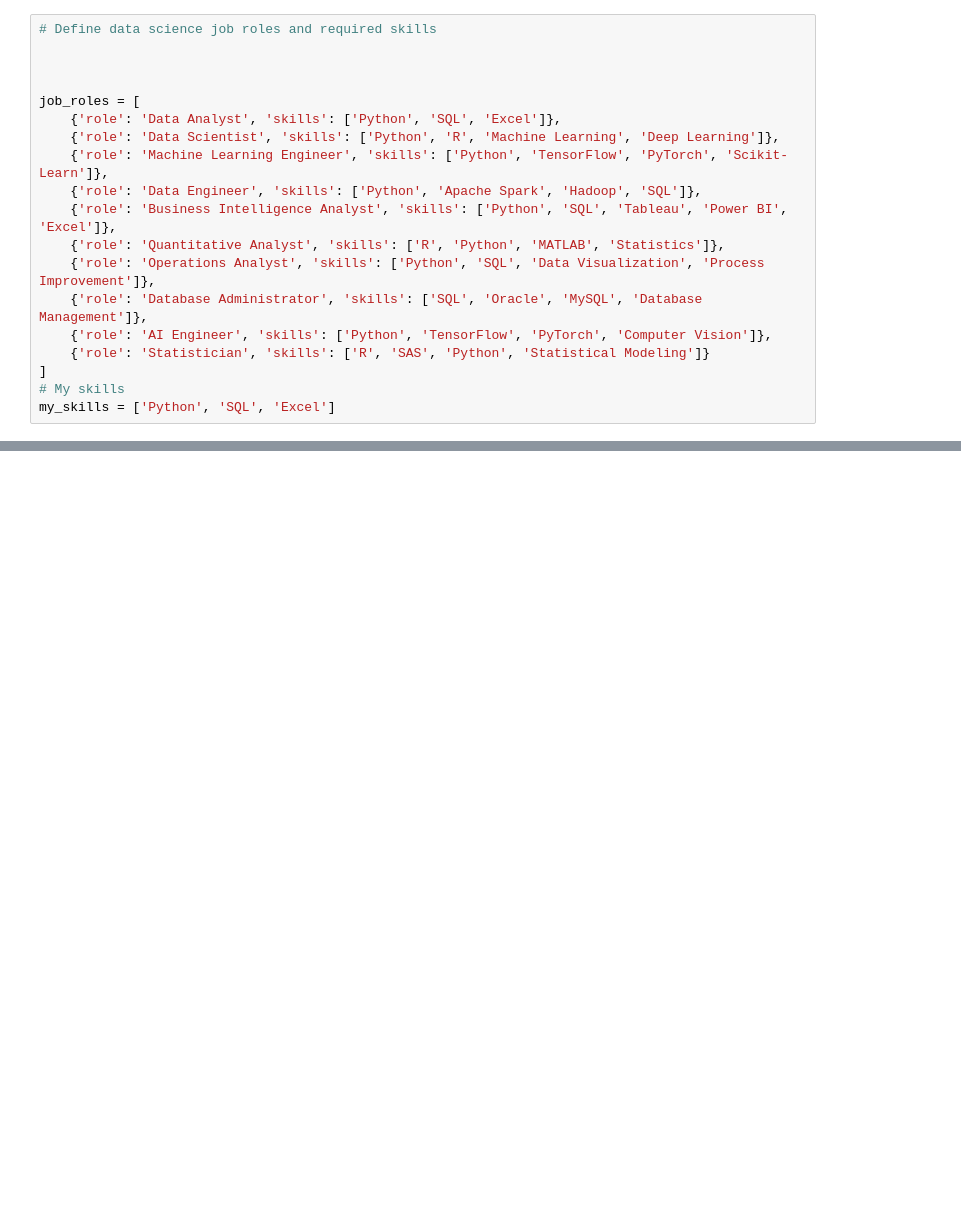
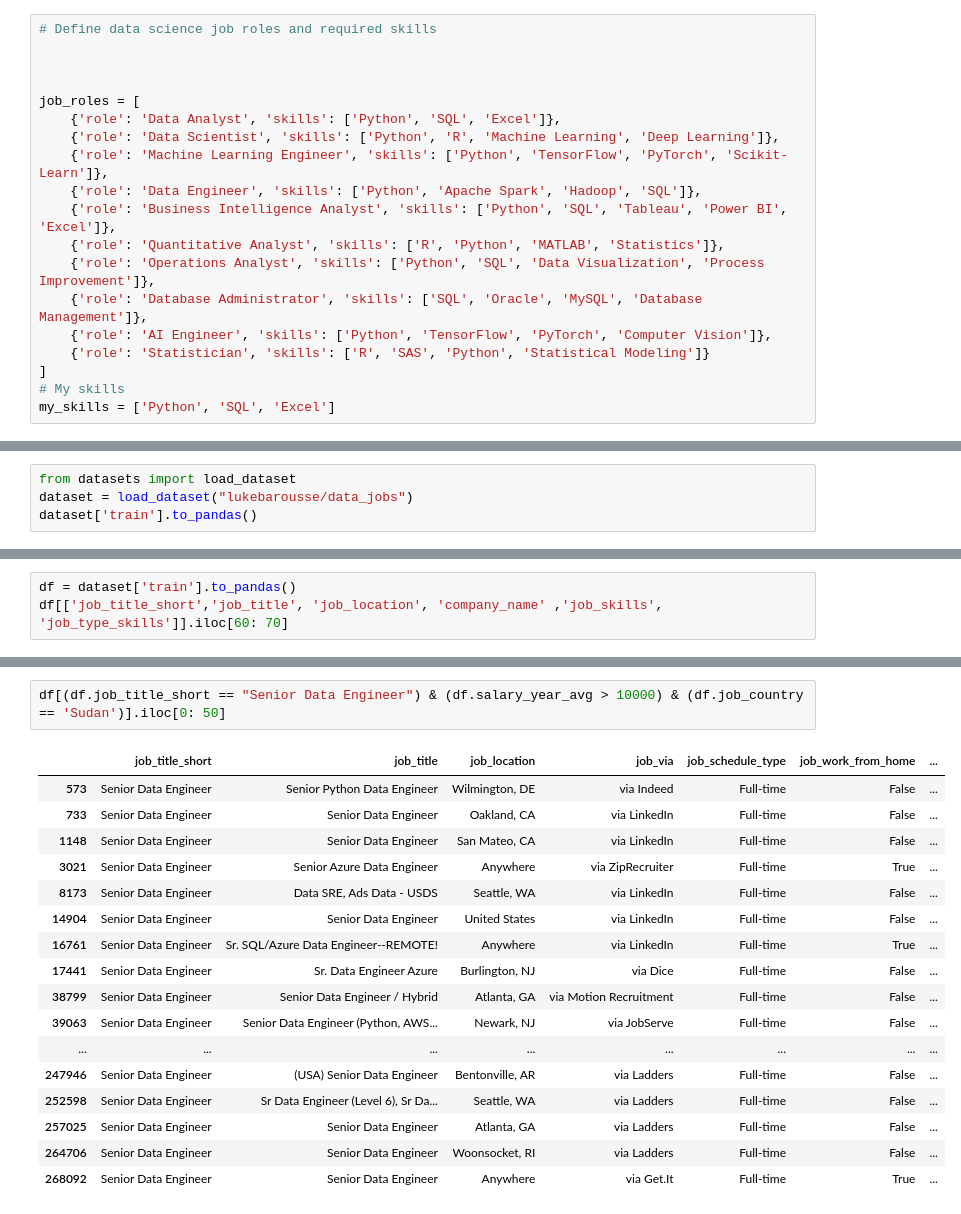
Before and after one commit to dateenbee2442/PYTHON_CORE_TOPICS, a Jupyter notebook: jupterFile.ipynb, the cells around one changed output, grey strips where cells are left out. Saved outputs shown, nothing was run; the diff lists cells and outputs as text; blank space fills up the shorter version.

```diff
--- a/jupterFile.ipynb
+++ b/jupterFile.ipynb
@@ -401,0 +642,4 @@ my_skills = ['Python', 'SQL', 'Excel']
+# %%
+from datasets import load_dataset
+dataset = load_dataset("lukebarousse/data_jobs")
+dataset['train'].to_pandas()
@@ -401,0 +661,3 @@ my_skills = ['Python', 'SQL', 'Excel']
+# %%
+df = dataset['train'].to_pandas()
+df[['job_title_short','job_title', 'job_location', 'company_name' ,'job_skills', 'job_type_skills']].iloc[60: 70]
@@ -401,0 +733,20 @@ my_skills = ['Python', 'SQL', 'Excel']
+# %%
+df[(df.job_title_short == "Senior Data Engineer") & (df.salary_year_avg > 10000) & (df.job_country == 'Sudan')].iloc[0: 50]
+# %% [output]
+|  | job_title_short | job_title | job_location | job_via | job_schedule_type | job_work_from_home | ... |
+| 573 | Senior Data Engineer | Senior Python Data Engineer | Wilmington, DE | via Indeed | Full-time | False | ... |
+| 733 | Senior Data Engineer | Senior Data Engineer | Oakland, CA | via LinkedIn | Full-time | False | ... |
+| 1148 | Senior Data Engineer | Senior Data Engineer | San Mateo, CA | via LinkedIn | Full-time | False | ... |
+| 3021 | Senior Data Engineer | Senior Azure Data Engineer | Anywhere | via ZipRecruiter | Full-time | True | ... |
+| 8173 | Senior Data Engineer | Data SRE, Ads Data - USDS | Seattle, WA | via LinkedIn | Full-time | False | ... |
+| 14904 | Senior Data Engineer | Senior Data Engineer | United States | via LinkedIn | Full-time | False | ... |
+| 16761 | Senior Data Engineer | Sr. SQL/Azure Data Engineer--REMOTE! | Anywhere | via LinkedIn | Full-time | True | ... |
+| 17441 | Senior Data Engineer | Sr. Data Engineer Azure | Burlington, NJ | via Dice | Full-time | False | ... |
+| 38799 | Senior Data Engineer | Senior Data Engineer / Hybrid | Atlanta, GA | via Motion Recruitment | Full-time | False | ... |
+| 39063 | Senior Data Engineer | Senior Data Engineer (Python, AWS... | Newark, NJ | via JobServe | Full-time | False | ... |
+| ... | ... | ... | ... | ... | ... | ... | ... |
+| 247946 | Senior Data Engineer | (USA) Senior Data Engineer | Bentonville, AR | via Ladders | Full-time | False | ... |
+| 252598 | Senior Data Engineer | Sr Data Engineer (Level 6), Sr Da... | Seattle, WA | via Ladders | Full-time | False | ... |
+| 257025 | Senior Data Engineer | Senior Data Engineer | Atlanta, GA | via Ladders | Full-time | False | ... |
+| 264706 | Senior Data Engineer | Senior Data Engineer | Woonsocket, RI | via Ladders | Full-time | False | ... |
+| 268092 | Senior Data Engineer | Senior Data Engineer | Anywhere | via Get.It | Full-time | True | ... |
```
Also changed, not shown: parts of 13 cells of this notebook.
